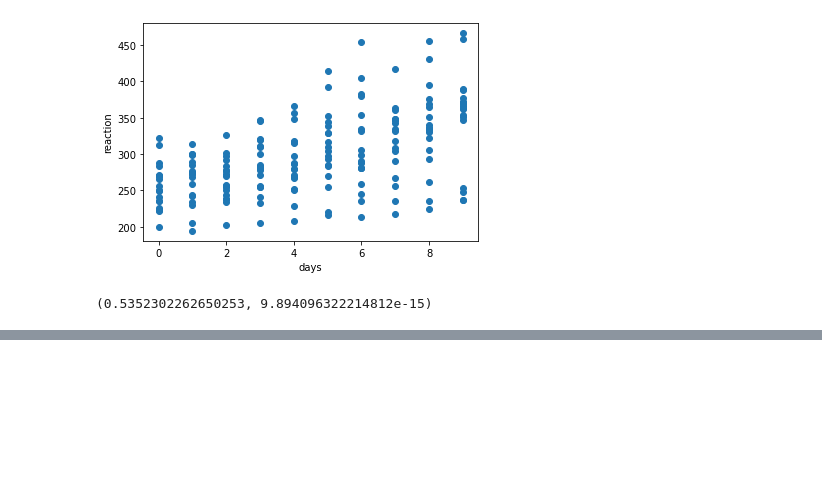
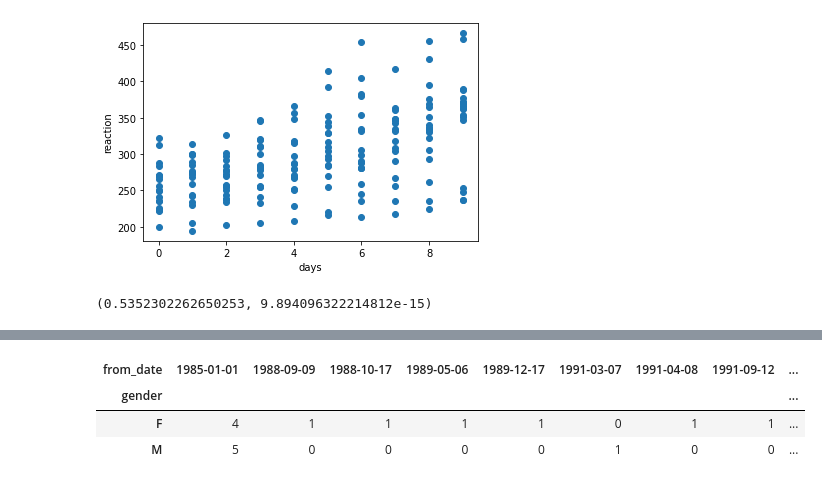
Before and after one commit to ian-james-johnson/data_science_notes, a Jupyter notebook: hypothesis_testing.ipynb, the cells around one changed output, grey strips where cells are left out. Cells and saved outputs as stored; diff of their text form; code cells hidden in the pictures; blank space fills up the shorter version.

```diff
--- a/hypothesis_testing.ipynb
+++ b/hypothesis_testing.ipynb
@@ -832,0 +1064,15 @@ corr, p
+# %%
+#3
+# Is an employee's gender independent of whether or not they are or have been a manager?
+
+url = f'mysql+pymysql://{user}:{password}@{host}/employees'
+
+query = """
+select emp_no, gender, from_date
+from employees e
+join dept_manager dm using(emp_no);
+"""
+
+e_df = pd.read_sql(query, url)
+# H0: there is no association between gender and department
+# Ha: there is an association between gender and departmente_df.head()
@@ -832,0 +1086,11 @@ corr, p
+# %%
+# H0: there is no association between gender and being a department manager
+# Ha: there is an association between gender and being a department manager
+
+observed = pd.crosstab(e_df.gender, e_df.from_date)
+observed
+# %% [output]
+| from_date | 1985-01-01 | 1988-09-09 | 1988-10-17 | 1989-05-06 | 1989-12-17 | 1991-03-07 | 1991-04-08 | 1991-09-12 | ... |
+| gender |  |  |  |  |  |  |  |  | ... |
+| F | 4 | 1 | 1 | 1 | 1 | 0 | 1 | 1 | ... |
+| M | 5 | 0 | 0 | 0 | 0 | 1 | 0 | 0 | ... |
```
Also changed, not shown: parts of 13 cells of this notebook, 1 other file.
